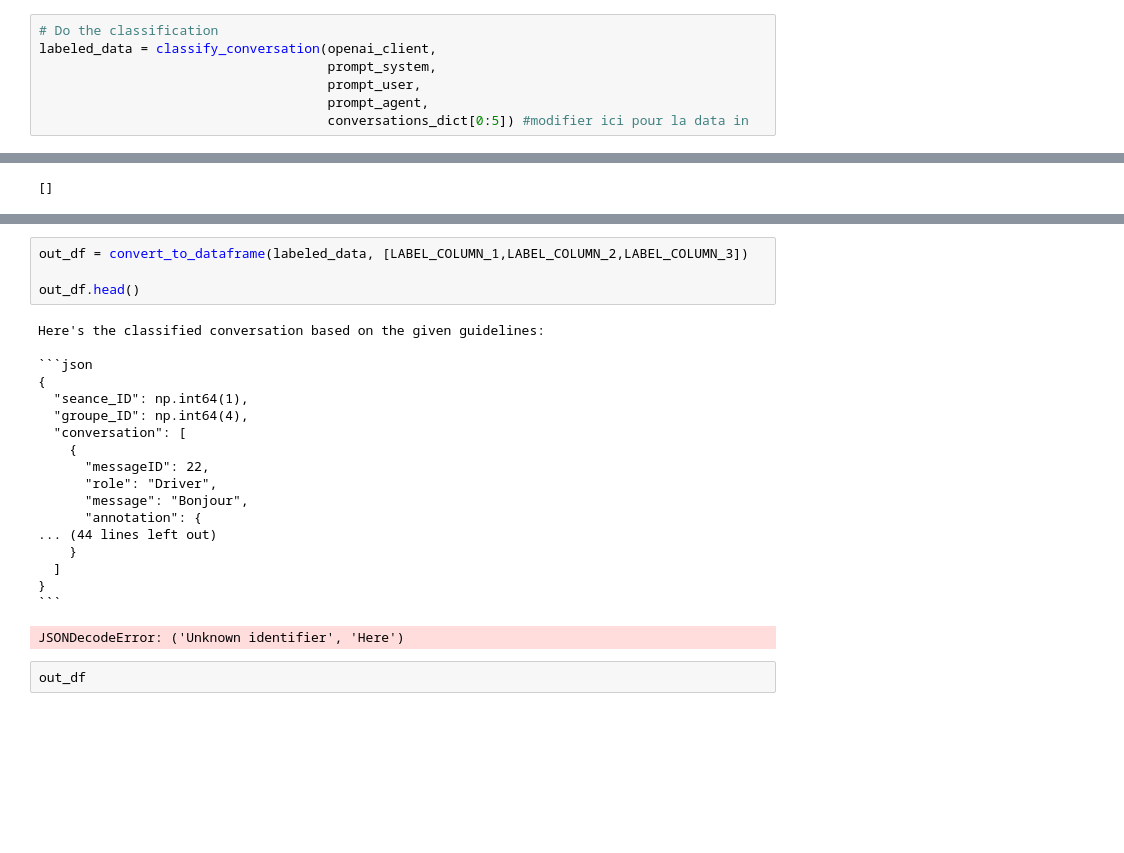
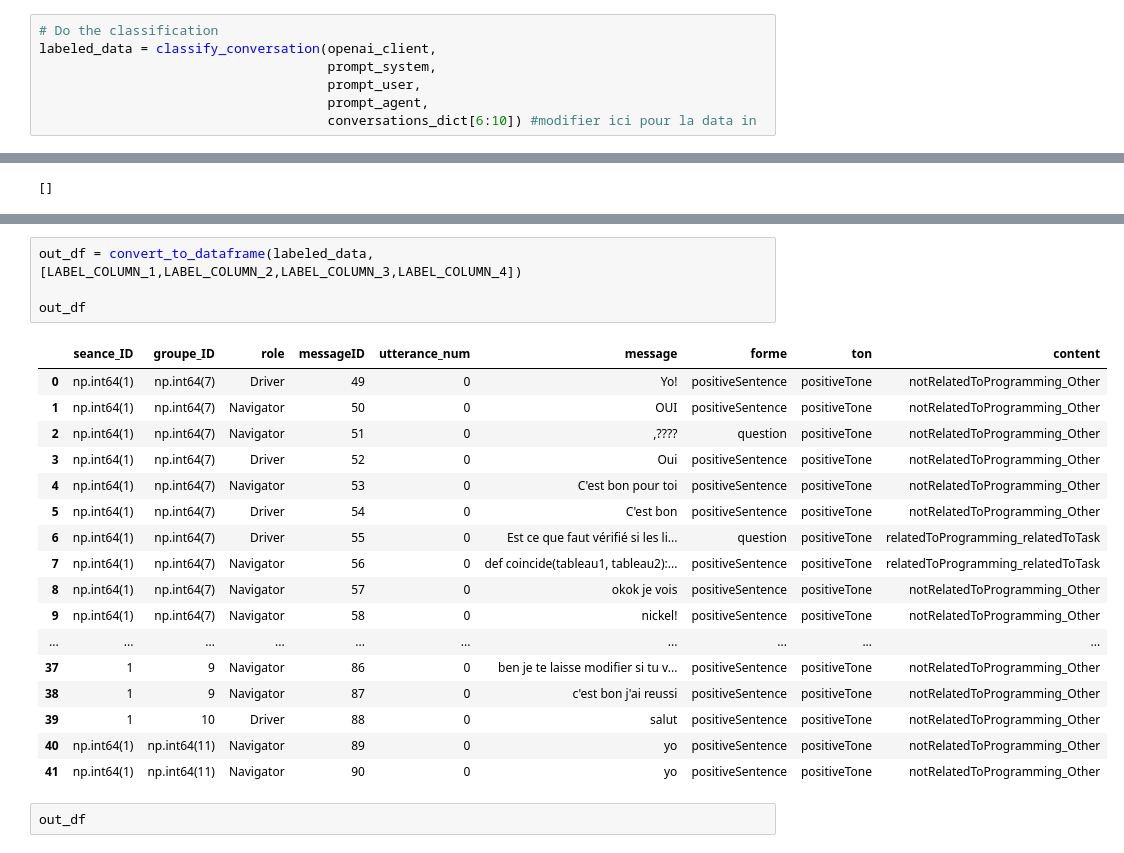
Before and after one commit to chloeboireaudevier/StageMIDL, a Jupyter notebook: automatisation_attributs.ipynb, the cells around one changed output, grey strips where cells are left out. Drawn from its saved outputs; the diff is of its cells as text; blank space fills up the shorter version.

````diff
--- a/automatisation_attributs.ipynb
+++ b/automatisation_attributs.ipynb
@@ -296,7 +297,7 @@ labeled_data = classify_conversation(openai_client,
                                      prompt_system,
                                      prompt_user,
                                      prompt_agent,
-                                     conversations_dict[0:5]) #modifier ici pour la data in
+                                     conversations_dict[6:10]) #modifier ici pour la data in
 # %%
 print(labeled_data[3])
 # %% [output]
@@ -397,27 +399,26 @@ def convert_to_dataframe(list_of_json: list,
     return out_df
 # %%
-out_df = convert_to_dataframe(labeled_data, [LABEL_COLUMN_1,LABEL_COLUMN_2,LABEL_COLUMN_3])
+out_df = convert_to_dataframe(labeled_data, [LABEL_COLUMN_1,LABEL_COLUMN_2,LABEL_COLUMN_3,LABEL_COLUMN_4])
 
-out_df.head()
+out_df
 # %% [output]
-Here's the classified conversation based on the given guidelines:
-
-```json
-{
-  "seance_ID": np.int64(1),
-  "groupe_ID": np.int64(4),
-  "conversation": [
-    {
-      "messageID": 22,
-      "role": "Driver",
-      "message": "Bonjour",
-      "annotation": {
-... (44 lines left out)
-    }
-  ]
-}
-```
-JSONDecodeError: ('Unknown identifier', 'Here')
+|  | seance_ID | groupe_ID | role | messageID | utterance_num | message | forme | ton | content |
+| 0 | np.int64(1) | np.int64(7) | Driver | 49 | 0 | Yo! | positiveSentence | positiveTone | notRelatedToProgramming_Other |
+| 1 | np.int64(1) | np.int64(7) | Navigator | 50 | 0 | OUI | positiveSentence | positiveTone | notRelatedToProgramming_Other |
+| 2 | np.int64(1) | np.int64(7) | Navigator | 51 | 0 | ,???? | question | positiveTone | notRelatedToProgramming_Other |
+| 3 | np.int64(1) | np.int64(7) | Driver | 52 | 0 | Oui | positiveSentence | positiveTone | notRelatedToProgramming_Other |
+| 4 | np.int64(1) | np.int64(7) | Navigator | 53 | 0 | C'est bon pour toi | positiveSentence | positiveTone | notRelatedToProgramming_Other |
+| 5 | np.int64(1) | np.int64(7) | Driver | 54 | 0 | C'est bon | positiveSentence | positiveTone | notRelatedToProgramming_Other |
+| 6 | np.int64(1) | np.int64(7) | Driver | 55 | 0 | Est ce que faut vérifié si les li... | question | positiveTone | relatedToProgramming_relatedToTask |
+| 7 | np.int64(1) | np.int64(7) | Navigator | 56 | 0 | def coincide(tableau1, tableau2):... | positiveSentence | positiveTone | relatedToProgramming_relatedToTask |
+| 8 | np.int64(1) | np.int64(7) | Navigator | 57 | 0 | okok je vois | positiveSentence | positiveTone | notRelatedToProgramming_Other |
+| 9 | np.int64(1) | np.int64(7) | Navigator | 58 | 0 | nickel! | positiveSentence | positiveTone | notRelatedToProgramming_Other |
+| ... | ... | ... | ... | ... | ... | ... | ... | ... | ... |
+| 37 | 1 | 9 | Navigator | 86 | 0 | ben je te laisse modifier si tu v... | positiveSentence | positiveTone | notRelatedToProgramming_Other |
+| 38 | 1 | 9 | Navigator | 87 | 0 | c'est bon j'ai reussi | positiveSentence | positiveTone | notRelatedToProgramming_Other |
+| 39 | 1 | 10 | Driver | 88 | 0 | salut | positiveSentence | positiveTone | notRelatedToProgramming_Other |
+| 40 | np.int64(1) | np.int64(11) | Navigator | 89 | 0 | yo | positiveSentence | positiveTone | notRelatedToProgramming_Other |
+| 41 | np.int64(1) | np.int64(11) | Navigator | 90 | 0 | yo | positiveSentence | positiveTone | notRelatedToProgramming_Other |
 # %%
 out_df
 # %% [output]
````
Also changed, not shown: parts of 4 cells of this notebook, 2 other files.
